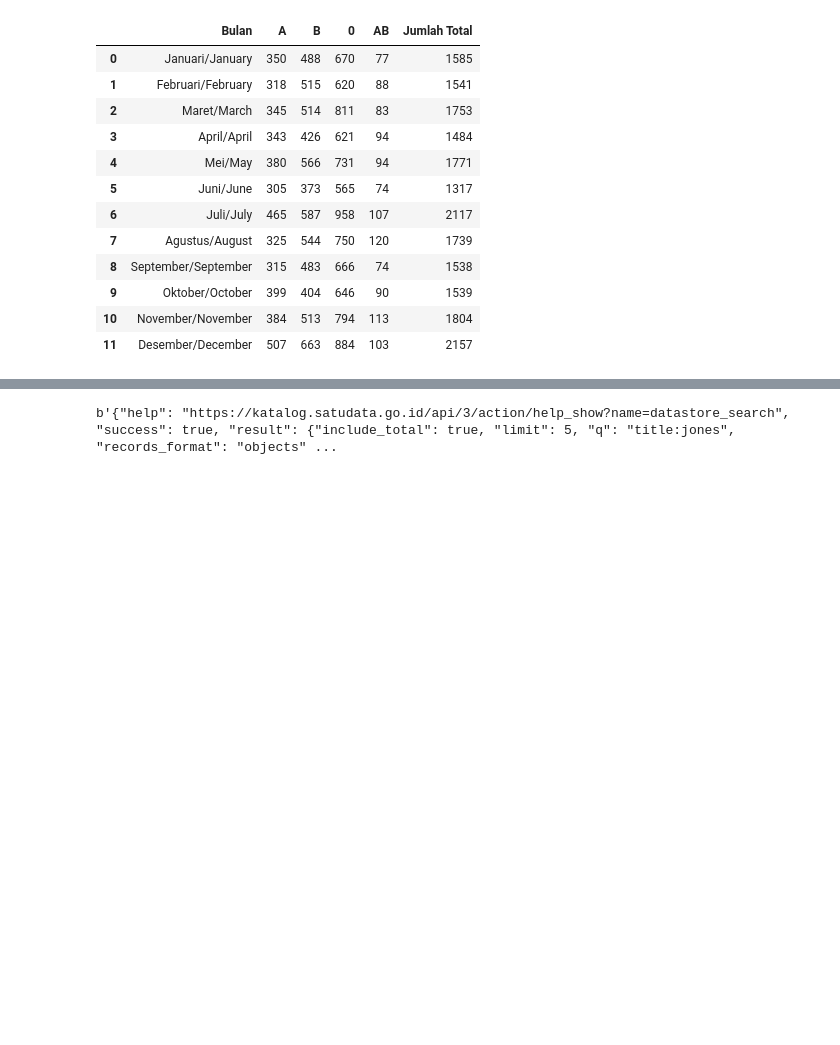
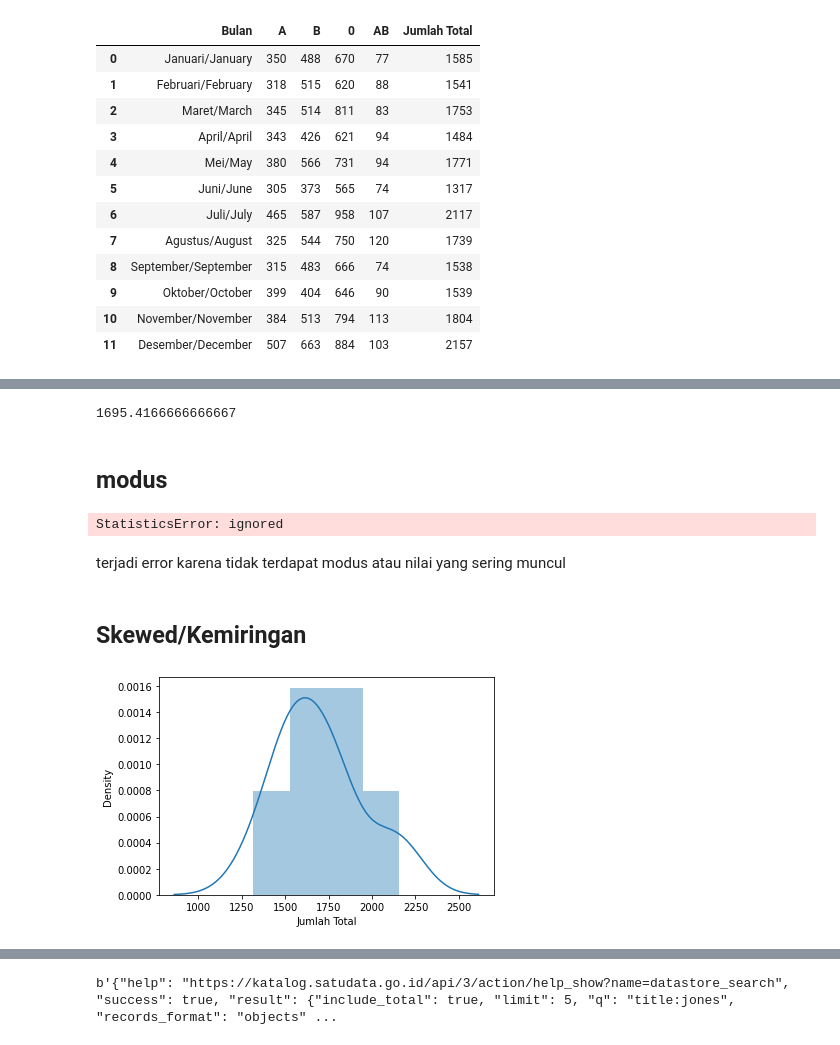
Before and after one commit to aliefakbrp/DataMining, a Jupyter notebook: _sources/notebooks.ipynb, the cells around one changed output, grey strips where cells are left out. Saved outputs shown, nothing was run; the diff lists cells and outputs as text; code cells hidden in the pictures; blank space fills up the shorter version.

```diff
--- a/_sources/notebooks.ipynb
+++ b/_sources/notebooks.ipynb
@@ -28,0 +37,20 @@ dahlah
+# %%
+st.mean(dataa['Jumlah Total'])
+# %% [output]
+1695.4166666666667
+# %% [markdown]
+## modus
+# %%
+st.mode(dataa['Jumlah Total'])
+# %% [output]
+StatisticsError: ignored
+# %% [markdown]
+terjadi error karena tidak terdapat modus atau nilai yang sering muncul
+# %% [markdown]
+## Skewed/Kemiringan
+# %%
+plt.figure()
+sns.distplot(dataa['Jumlah Total'])
+plt.show()
+# %% [output]
+[figure, added]
```
Also changed, not shown: parts of 19 cells of this notebook, 7 other files.
